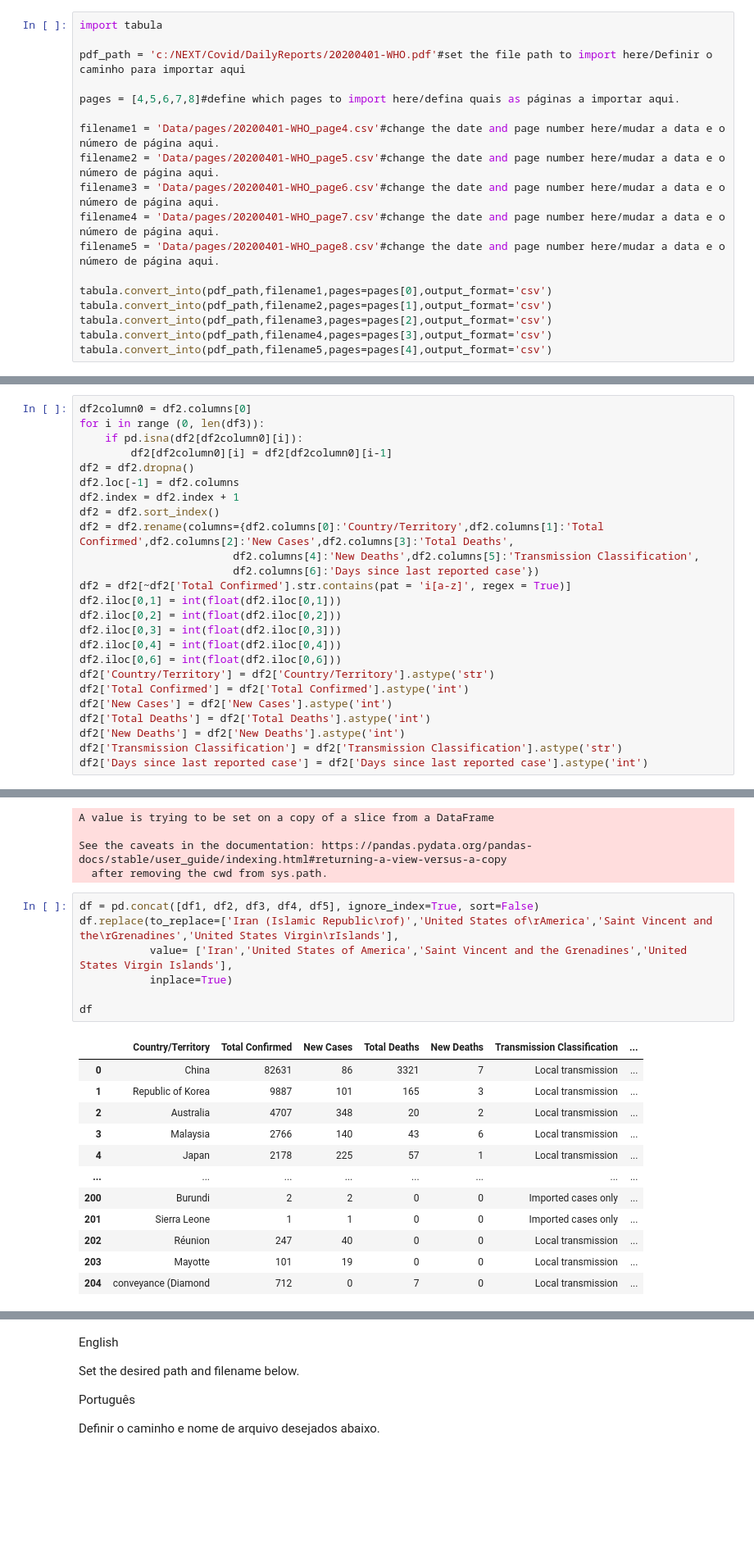
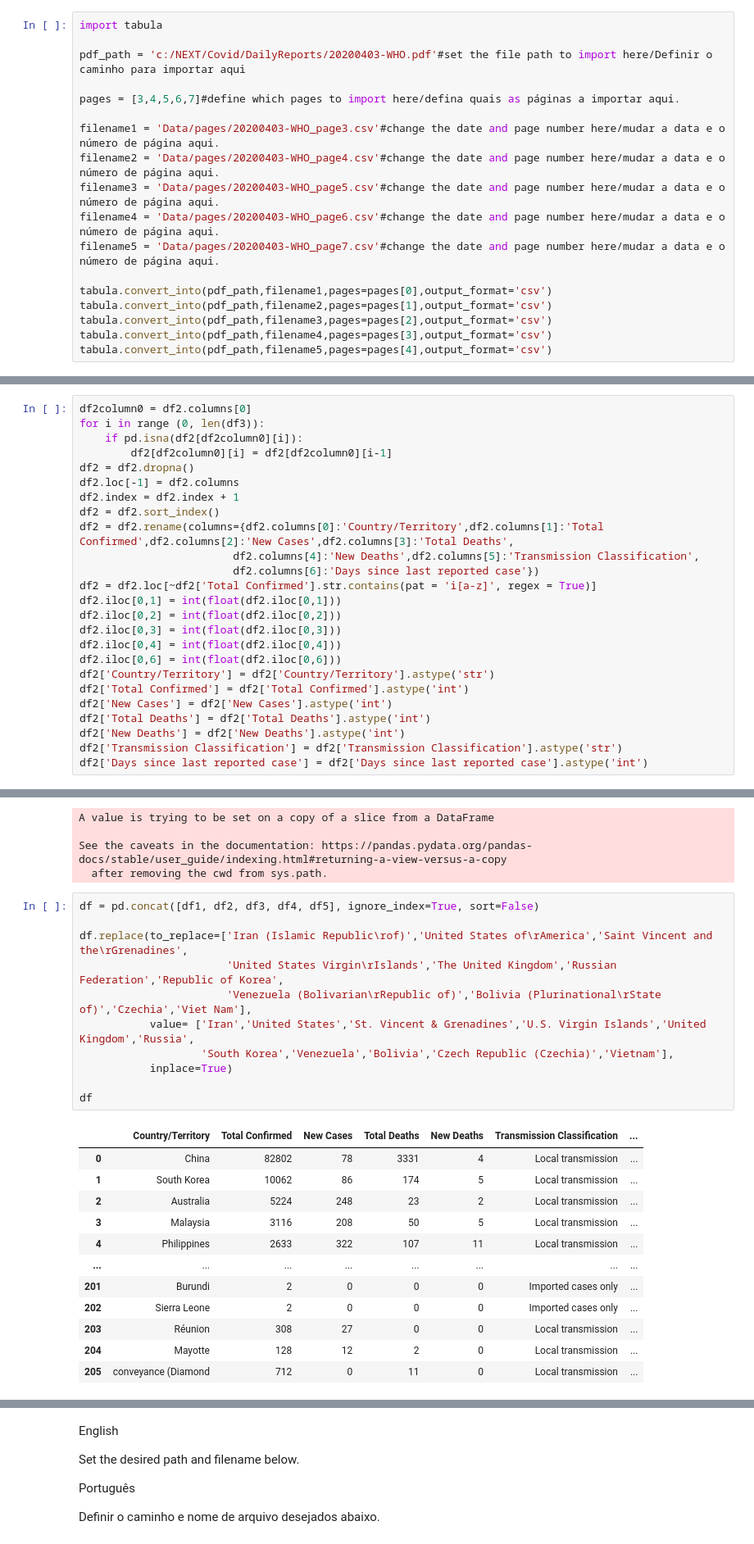
Before and after one commit to Rpinto02/COVID-19, a Jupyter notebook: WHO_Daily_Report.ipynb, the cells around one changed output, grey strips where cells are left out. Shown: that part at 82% size. Drawn from its saved outputs; the diff is of its cells as text; blank space fills up the shorter version.

Commit message:
Add files via upload
Added Population per country to the dataframe.
Fixed more country names.
Added 03/04/2020 report.

```diff
--- a/WHO_Daily_Report.ipynb
+++ b/WHO_Daily_Report.ipynb
@@ -25,15 +25,15 @@ Desde o relatório 61 existe mais uma página com dados, então para usar este n
 # %%
 import tabula
 
-pdf_path = 'c:/NEXT/Covid/DailyReports/20200401-WHO.pdf'#set the file path to import here/Definir o caminho para importar aqui
+pdf_path = 'c:/NEXT/Covid/DailyReports/20200403-WHO.pdf'#set the file path to import here/Definir o caminho para importar aqui
 
-pages = [4,5,6,7,8]#define which pages to import here/defina quais as páginas a importar aqui.
+pages = [3,4,5,6,7]#define which pages to import here/defina quais as páginas a importar aqui.
 
-filename1 = 'Data/pages/20200401-WHO_page4.csv'#change the date and page number here/mudar a data e o número de página aqui.
-filename2 = 'Data/pages/20200401-WHO_page5.csv'#change the date and page number here/mudar a data e o número de página aqui.
-filename3 = 'Data/pages/20200401-WHO_page6.csv'#change the date and page number here/mudar a data e o número de página aqui.
-filename4 = 'Data/pages/20200401-WHO_page7.csv'#change the date and page number here/mudar a data e o número de página aqui.
-filename5 = 'Data/pages/20200401-WHO_page8.csv'#change the date and page number here/mudar a data e o número de página aqui.
+filename1 = 'Data/pages/20200403-WHO_page3.csv'#change the date and page number here/mudar a data e o número de página aqui.
+filename2 = 'Data/pages/20200403-WHO_page4.csv'#change the date and page number here/mudar a data e o número de página aqui.
+filename3 = 'Data/pages/20200403-WHO_page5.csv'#change the date and page number here/mudar a data e o número de página aqui.
+filename4 = 'Data/pages/20200403-WHO_page6.csv'#change the date and page number here/mudar a data e o número de página aqui.
+filename5 = 'Data/pages/20200403-WHO_page7.csv'#change the date and page number here/mudar a data e o número de página aqui.
 
 tabula.convert_into(pdf_path,filename1,pages=pages[0],output_format='csv')
 tabula.convert_into(pdf_path,filename2,pages=pages[1],output_format='csv')
@@ -99,7 +120,7 @@ df2 = df2.sort_index()
 df2 = df2.rename(columns={df2.columns[0]:'Country/Territory',df2.columns[1]:'Total Confirmed',df2.columns[2]:'New Cases',df2.columns[3]:'Total Deaths',
                         df2.columns[4]:'New Deaths',df2.columns[5]:'Transmission Classification',
                         df2.columns[6]:'Days since last reported case'})
-df2 = df2[~df2['Total Confirmed'].str.contains(pat = 'i[a-z]', regex = True)]
+df2 = df2.loc[~df2['Total Confirmed'].str.contains(pat = 'i[a-z]', regex = True)]
 df2.iloc[0,1] = int(float(df2.iloc[0,1]))
 df2.iloc[0,2] = int(float(df2.iloc[0,2]))
 df2.iloc[0,3] = int(float(df2.iloc[0,3]))
@@ -219,21 +240,25 @@ See the caveats in the documentation: https://pandas.pydata.org/pandas-docs/stab
   after removing the cwd from sys.path.
 # %%
 df = pd.concat([df1, df2, df3, df4, df5], ignore_index=True, sort=False)
-df.replace(to_replace=['Iran (Islamic Republic\rof)','United States of\rAmerica','Saint Vincent and the\rGrenadines','United States Virgin\rIslands'],
-           value= ['Iran','United States of America','Saint Vincent and the Grenadines','United States Virgin Islands'],
+
+df.replace(to_replace=['Iran (Islamic Republic\rof)','United States of\rAmerica','Saint Vincent and the\rGrenadines',
+                       'United States Virgin\rIslands','The United Kingdom','Russian Federation','Republic of Korea',
+                       'Venezuela (Bolivarian\rRepublic of)','Bolivia (Plurinational\rState of)','Czechia','Viet Nam'],
+           value= ['Iran','United States','St. Vincent & Grenadines','U.S. Virgin Islands','United Kingdom','Russia',
+                   'South Korea','Venezuela','Bolivia','Czech Republic (Czechia)','Vietnam'],
            inplace=True)
 
 df
 # %% [output]
 |  | Country/Territory | Total Confirmed | New Cases | Total Deaths | New Deaths | Transmission Classification | ... |
-| 0 | China | 82631 | 86 | 3321 | 7 | Local transmission | ... |
-| 1 | Republic of Korea | 9887 | 101 | 165 | 3 | Local transmission | ... |
-| 2 | Australia | 4707 | 348 | 20 | 2 | Local transmission | ... |
-| 3 | Malaysia | 2766 | 140 | 43 | 6 | Local transmission | ... |
-| 4 | Japan | 2178 | 225 | 57 | 1 | Local transmission | ... |
+| 0 | China | 82802 | 78 | 3331 | 4 | Local transmission | ... |
+| 1 | South Korea | 10062 | 86 | 174 | 5 | Local transmission | ... |
+| 2 | Australia | 5224 | 248 | 23 | 2 | Local transmission | ... |
+| 3 | Malaysia | 3116 | 208 | 50 | 5 | Local transmission | ... |
+| 4 | Philippines | 2633 | 322 | 107 | 11 | Local transmission | ... |
 | ... | ... | ... | ... | ... | ... | ... | ... |
-| 200 | Burundi | 2 | 2 | 0 | 0 | Imported cases only | ... |
-| 201 | Sierra Leone | 1 | 1 | 0 | 0 | Imported cases only | ... |
-| 202 | Réunion | 247 | 40 | 0 | 0 | Local transmission | ... |
-| 203 | Mayotte | 101 | 19 | 0 | 0 | Local transmission | ... |
-| 204 | conveyance (Diamond | 712 | 0 | 7 | 0 | Local transmission | ... |
+| 201 | Burundi | 2 | 0 | 0 | 0 | Imported cases only | ... |
+| 202 | Sierra Leone | 2 | 0 | 0 | 0 | Imported cases only | ... |
+| 203 | Réunion | 308 | 27 | 0 | 0 | Local transmission | ... |
+| 204 | Mayotte | 128 | 12 | 2 | 0 | Local transmission | ... |
+| 205 | conveyance (Diamond | 712 | 0 | 11 | 0 | Local transmission | ... |
```
Also changed, not shown: parts of 6 cells of this notebook, 2 other files.
